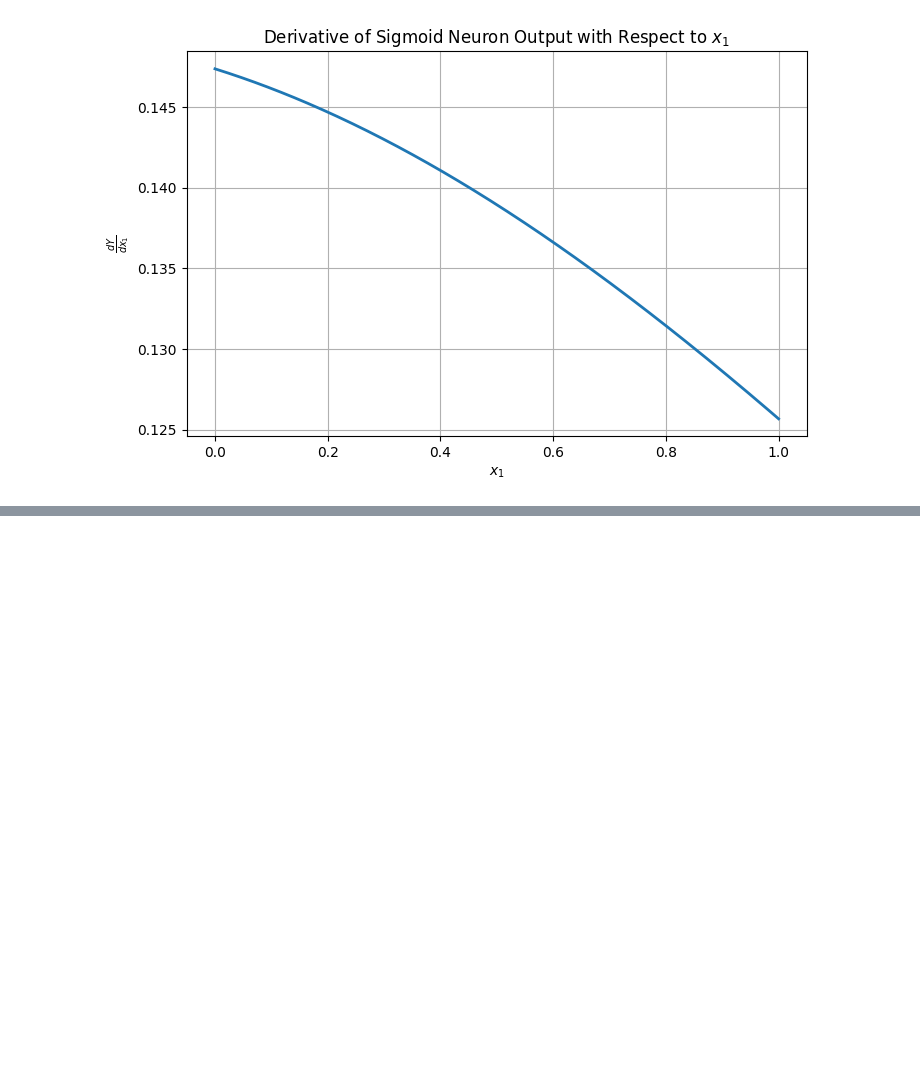
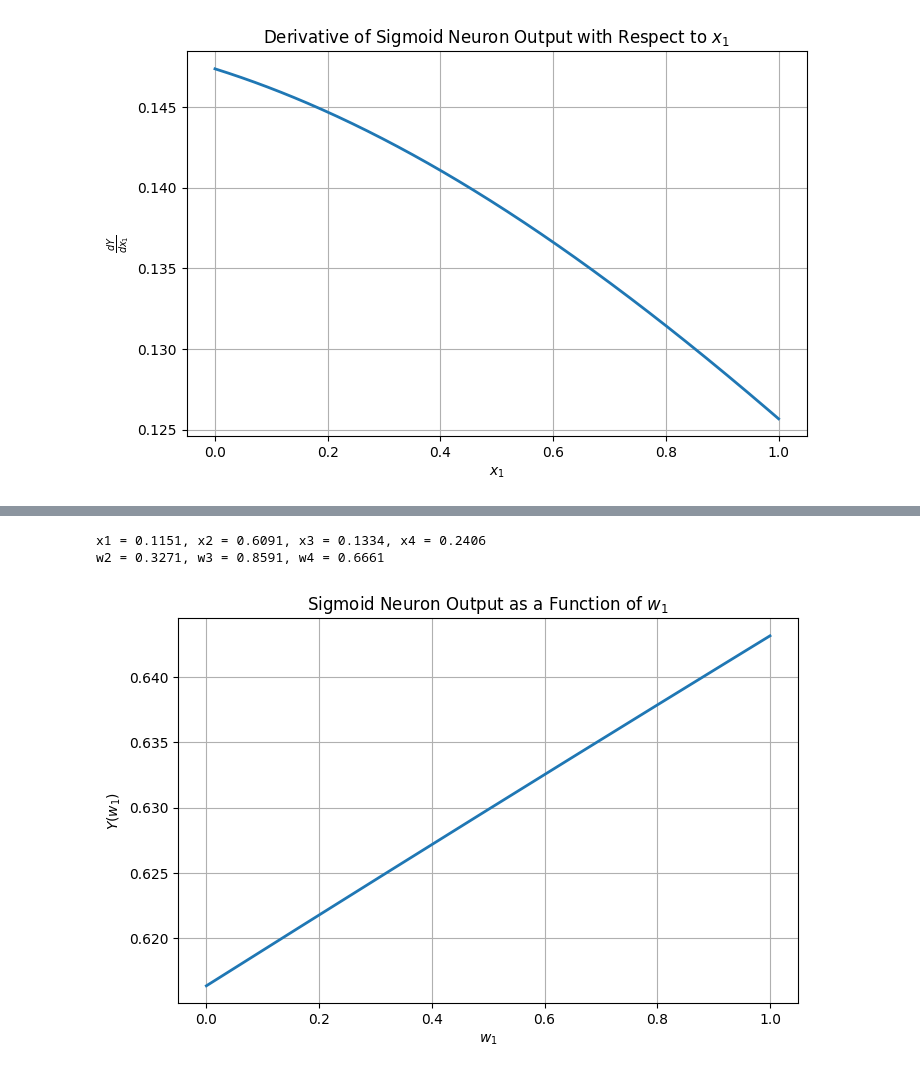
Before and after one commit to davidazimov069-maker/DeepLearning, a Jupyter notebook: Ex1/Ex1.ipynb, the cells around one changed output, grey strips where cells are left out. Drawn from its saved outputs; the diff is of its cells as text; code cells hidden in the pictures; blank space fills up the shorter version.

```diff
--- a/Ex1/Ex1.ipynb
+++ b/Ex1/Ex1.ipynb
@@ -395,0 +452,35 @@ plt.show()
+# %%
+np.random.seed(43)
+
+# Free input
+w1_values = np.linspace(0, 1, 300)
+
+# Random fixed inputs: x1, x2, x3, x4
+x1, x2, x3, x4 = np.random.uniform(0, 1, 4)
+
+# Random weights: w2, w3, w4
+w2, w3, w4 = np.random.uniform(0, 1, 3)
+
+def sigmoid(z):
+    return 1 / (1 + np.exp(-z))
+
+# Weighted sum as a function of w1
+z_values = w1_values * x1 + w2 * x2 + w3 * x3 + w4 * x4
+
+# Neuron output
+Y_values = sigmoid(z_values)
+
+print(f"x1 = {x1:.4f}, x2 = {x2:.4f}, x3 = {x3:.4f}, x4 = {x4:.4f}")
+print(f"w2 = {w2:.4f}, w3 = {w3:.4f}, w4 = {w4:.4f}")
+
+plt.figure(figsize=(8, 5))
+plt.plot(w1_values, Y_values, linewidth=2)
+plt.xlabel(r"$w_1$")
+plt.ylabel(r"$Y(w_1)$")
+plt.title(r"Sigmoid Neuron Output as a Function of $w_1$")
+plt.grid(True)
+plt.show()
+# %% [output]
+x1 = 0.1151, x2 = 0.6091, x3 = 0.1334, x4 = 0.2406
+w2 = 0.3271, w3 = 0.8591, w4 = 0.6661
+[figure, added]
```
Also changed, not shown: parts of 4 cells of this notebook, 1 other file.
